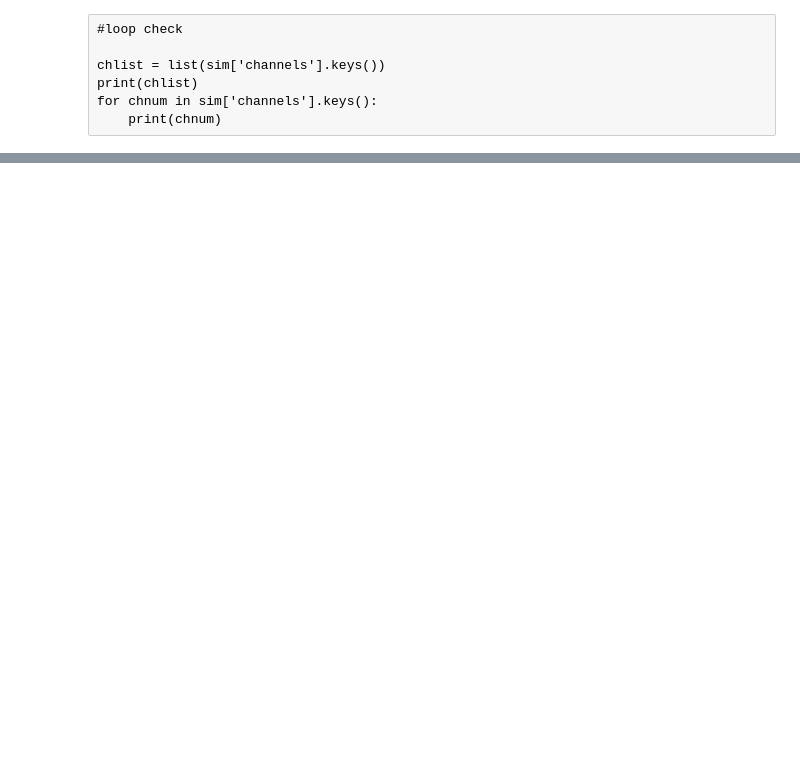
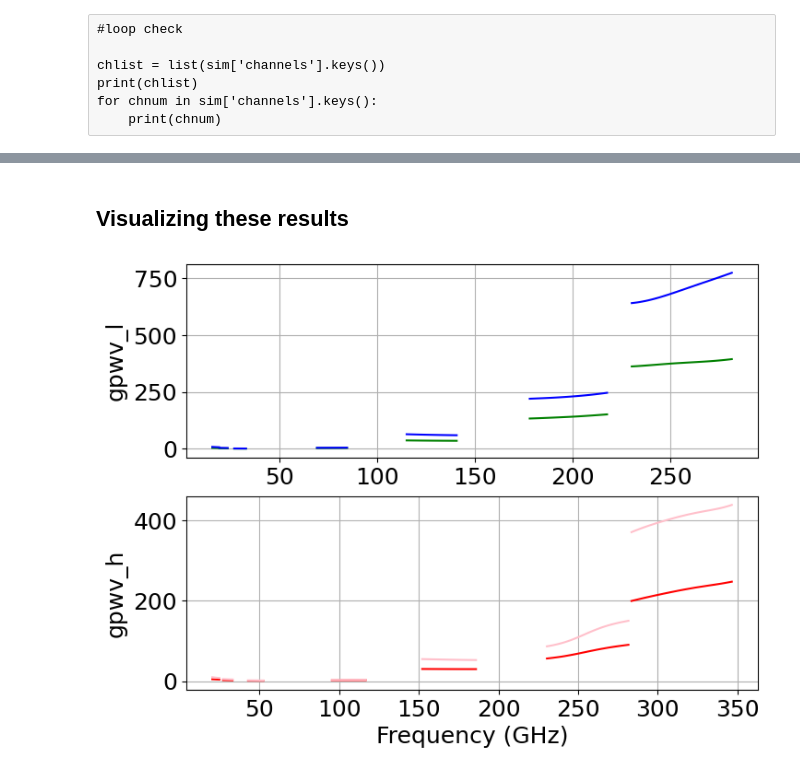
Before and after one commit to JohnRuhl/Atmos_pwv_flucts, a Jupyter notebook: Atmos_pwv_flucts.ipynb, the cells around one changed output, grey strips where cells are left out. Cells and saved outputs as stored; diff of their text form; code cells hidden in the pictures; blank space fills up the shorter version.

```diff
--- a/Atmos_pwv_flucts.ipynb
+++ b/Atmos_pwv_flucts.ipynb
@@ -242,0 +266,4 @@ def pltgpwv(ch, rownum, colnum):
+# %%
+#this function returns 3 arrays
+dPdTcmb_h, dPdpwv_h = calc_highedgevalues(sim['channels']['LF_1']['nu_low'], sim['channels']['LF_1']['nu_high'], atmos['Pole'][300][0], atmos['Pole'][400][0], atmos['Pole'][300][1], atmos['Pole'][400][1], dnu, 2, 0.7, 2)
+gpwv_h = dPdpwv_h/dPdTcmb_h
@@ -242,0 +272,5 @@ def pltgpwv(ch, rownum, colnum):
+# %%
+#this function returns 3 arrays
+dPdTcmb_l, dPdpwv_l = calc_lowedgevalues(sim['channels']['LF_1']['nu_low'], sim['channels']['LF_1']['nu_high'], atmos['Pole'][300][0], atmos['Pole'][400][0], atmos['Pole'][300][1], atmos['Pole'][400][1], dnu, 2, 0.7, 2)
+gpwv_l=dPdpwv_l/dPdTcmb_l
+#print(gpwv_l)
@@ -242,0 +392,22 @@ def pltgpwv(ch, rownum, colnum):
+# %% [markdown]
+## Visualizing these results
+# %%
+#comparison of the two sites and their respective gpwv high and low values
+plt.subplot(2,1,1)
+for ch in chlist:
+    plt.plot(atacama_dict[900][ch]['lowvec'], atacama_dict[900][ch]['gpwv_l'], color='green')
+    plt.plot(spole_dict[300][ch]['lowvec'], spole_dict[300][ch]['gpwv_l'], color='blue')
+plt.ylabel('gpwv_l')
+plt.grid()
+
+plt.subplot(2,1,2)
+for ch in chlist:
+    plt.plot(atacama_dict[900][ch]['highvec'], atacama_dict[900][ch]['gpwv_h'], color='red')
+    plt.plot(spole_dict[300][ch]['highvec'], spole_dict[300][ch]['gpwv_h'], color='pink')
+plt.ylabel('gpwv_h')
+plt.xlabel('Frequency (GHz)')
+plt.grid()
+
+#plt.legend()
+# %% [output]
+[figure, added]
```
Also changed, not shown: parts of 18 cells of this notebook, 1 other file.
